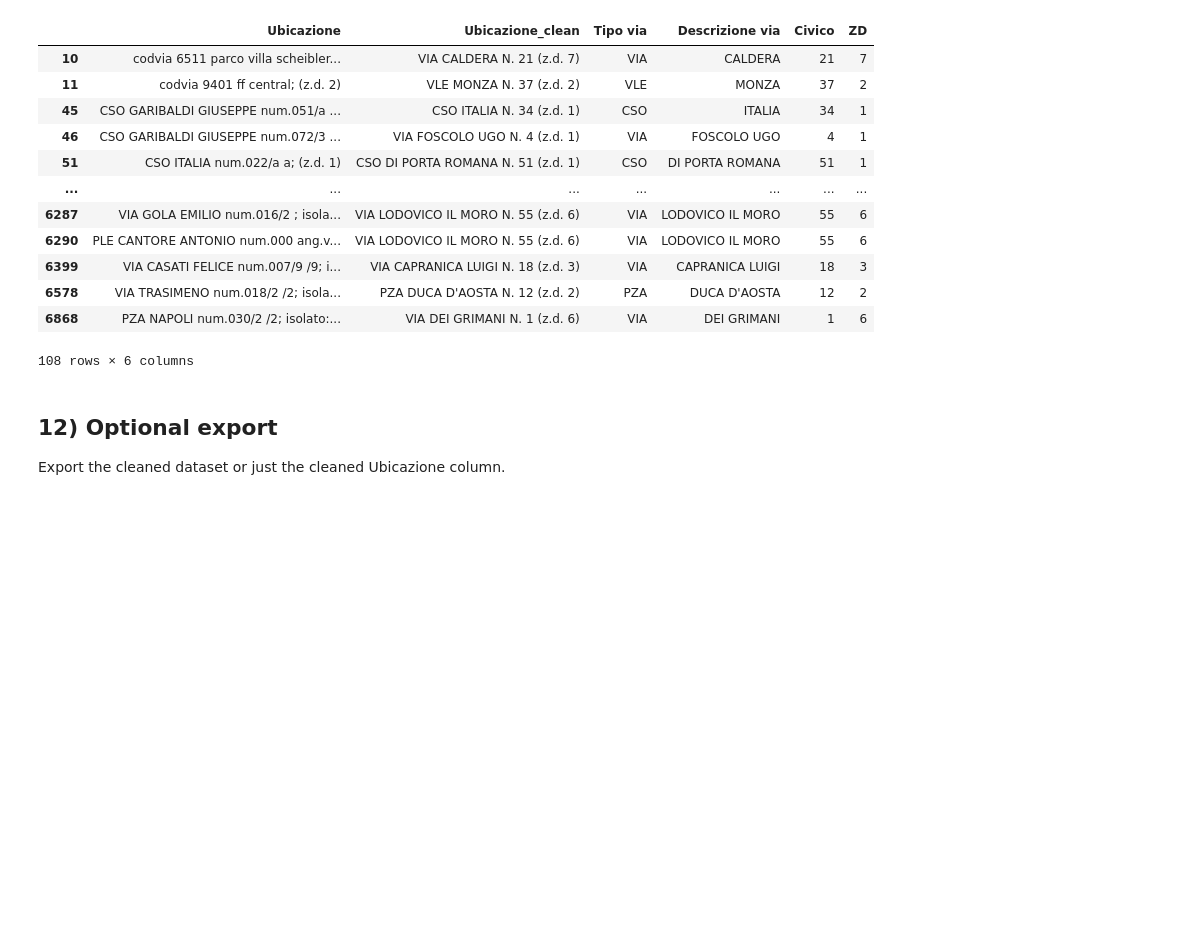
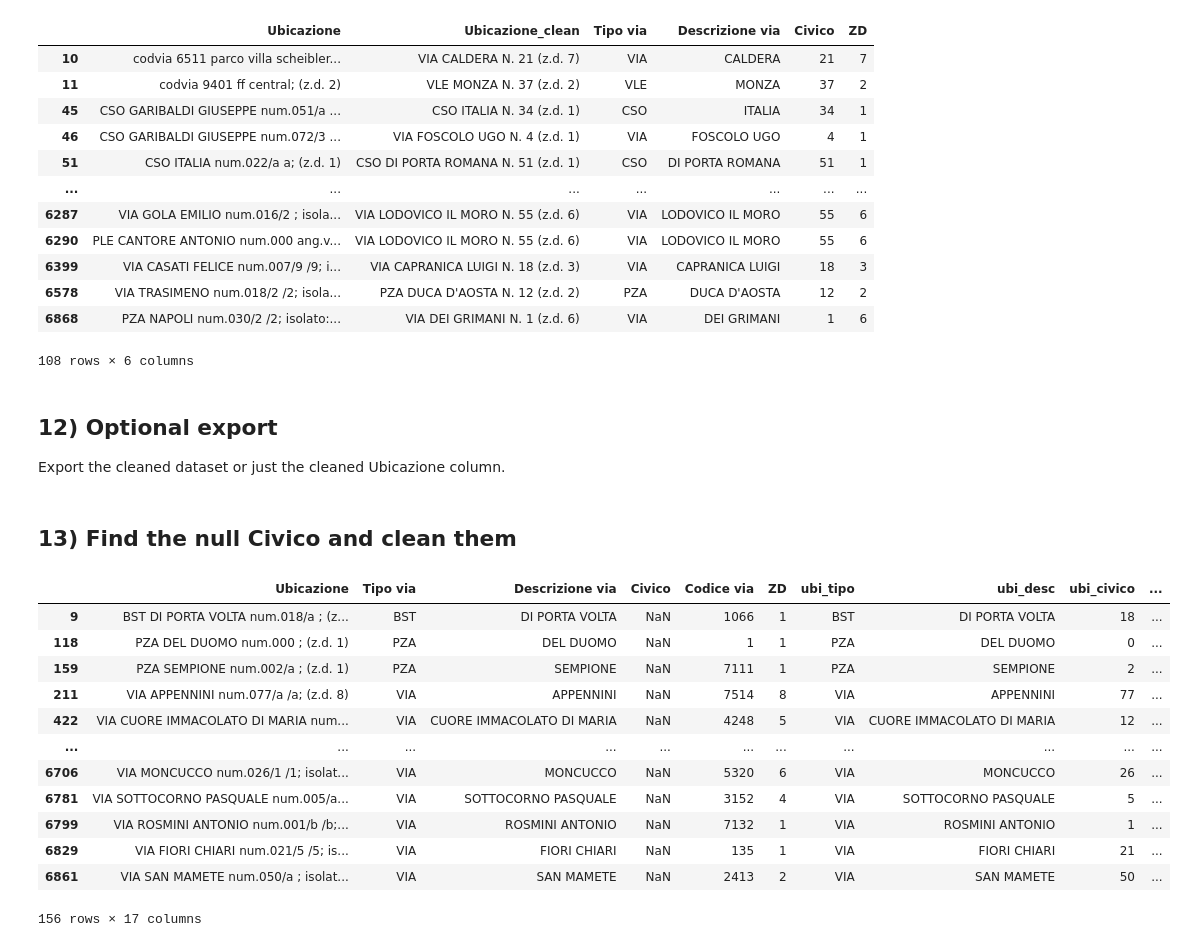
Before and after one commit to ericpiotti/Data_and_Information_Quality, a Jupyter notebook: notebooks/cleaning_indirizzo.ipynb, the cells around one changed output. Cells and saved outputs as stored; diff of their text form; code cells hidden in the pictures; blank space fills up the shorter version.

Commit message:
solved the missing values in Civico column, by taking the value from the Ubicazione

```diff
--- a/notebooks/cleaning_indirizzo.ipynb
+++ b/notebooks/cleaning_indirizzo.ipynb
@@ -227,3 +227,22 @@ MILANO_COPY.loc[mask_rebuild, ['Ubicazione', 'Ubicazione_clean', 'Tipo via', 'De
 # %% [markdown]
 ## 12) Optional export
 Export the cleaned dataset or just the cleaned Ubicazione column.
+# %% [markdown]
+## 13) Find the null Civico and clean them
+# %%
+rows_civico_null = MILANO_COPY[MILANO_COPY["Civico"].isna()]
+rows_civico_null
+# %% [output]
+|  | Ubicazione | Tipo via | Descrizione via | Civico | Codice via | ZD | ubi_tipo | ubi_desc | ubi_civico | ... |
+| 9 | BST DI PORTA VOLTA num.018/a ; (z... | BST | DI PORTA VOLTA | NaN | 1066 | 1 | BST | DI PORTA VOLTA | 18 | ... |
+| 118 | PZA DEL DUOMO num.000 ; (z.d. 1) | PZA | DEL DUOMO | NaN | 1 | 1 | PZA | DEL DUOMO | 0 | ... |
+| 159 | PZA SEMPIONE num.002/a ; (z.d. 1) | PZA | SEMPIONE | NaN | 7111 | 1 | PZA | SEMPIONE | 2 | ... |
+| 211 | VIA APPENNINI num.077/a /a; (z.d. 8) | VIA | APPENNINI | NaN | 7514 | 8 | VIA | APPENNINI | 77 | ... |
+| 422 | VIA CUORE IMMACOLATO DI MARIA num... | VIA | CUORE IMMACOLATO DI MARIA | NaN | 4248 | 5 | VIA | CUORE IMMACOLATO DI MARIA | 12 | ... |
+| ... | ... | ... | ... | ... | ... | ... | ... | ... | ... | ... |
+| 6706 | VIA MONCUCCO num.026/1 /1; isolat... | VIA | MONCUCCO | NaN | 5320 | 6 | VIA | MONCUCCO | 26 | ... |
+| 6781 | VIA SOTTOCORNO PASQUALE num.005/a... | VIA | SOTTOCORNO PASQUALE | NaN | 3152 | 4 | VIA | SOTTOCORNO PASQUALE | 5 | ... |
+| 6799 | VIA ROSMINI ANTONIO num.001/b /b;... | VIA | ROSMINI ANTONIO | NaN | 7132 | 1 | VIA | ROSMINI ANTONIO | 1 | ... |
+| 6829 | VIA FIORI CHIARI num.021/5 /5; is... | VIA | FIORI CHIARI | NaN | 135 | 1 | VIA | FIORI CHIARI | 21 | ... |
+| 6861 | VIA SAN MAMETE num.050/a ; isolat... | VIA | SAN MAMETE | NaN | 2413 | 2 | VIA | SAN MAMETE | 50 | ... |
+156 rows × 17 columns
```
Also changed, not shown: parts of 2 cells of this notebook.
